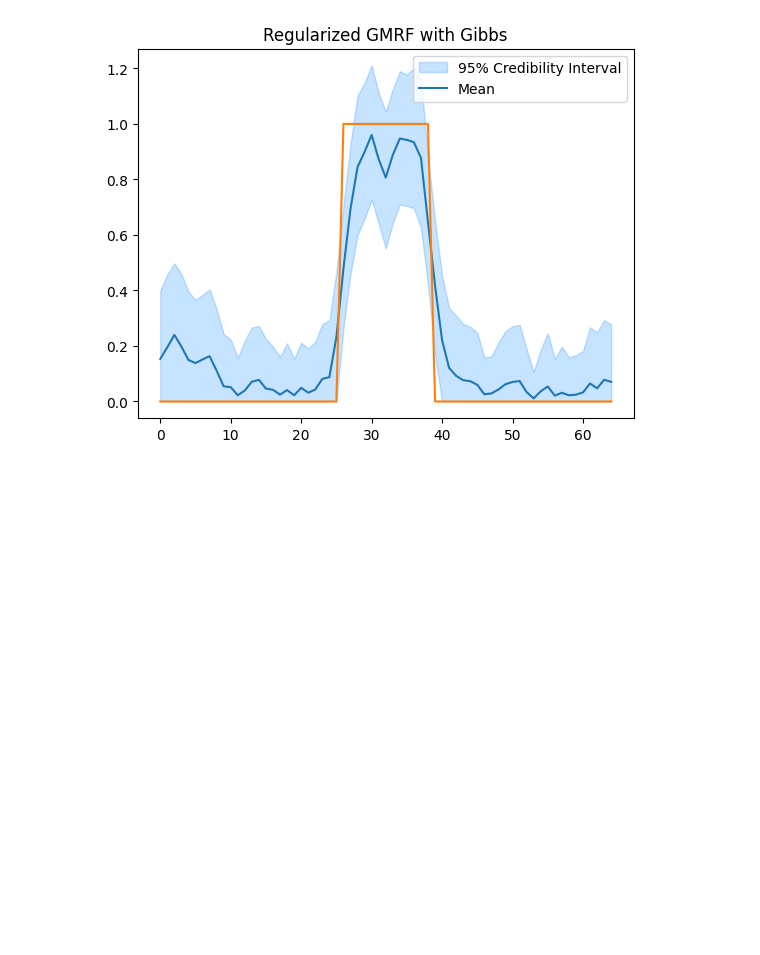
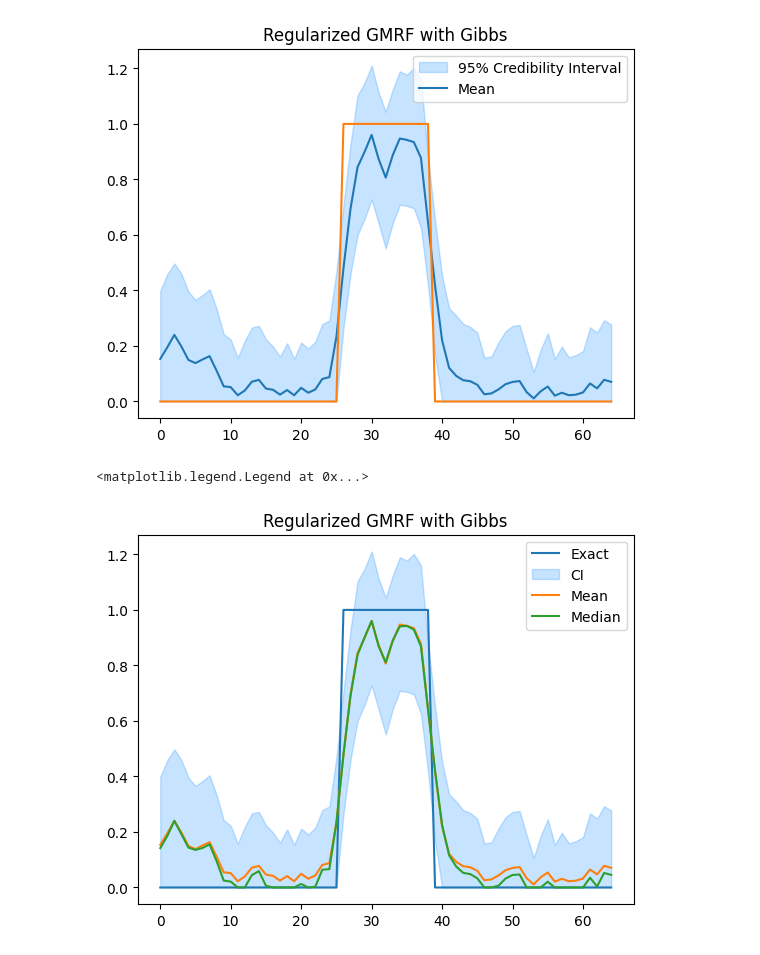
Before and after one commit to CUQI-DTU/Paper-Implicit, a Jupyter notebook: boundary_value_demo.ipynb, the cells around one changed output. Cells and saved outputs as stored; diff of their text form; code cells hidden in the pictures; blank space fills up the shorter version.

Commit message:
plot median as well

```diff
--- a/boundary_value_demo.ipynb
+++ b/boundary_value_demo.ipynb
@@ -181,3 +181,15 @@ Sample 1000 / 1000
 Text(0.5, 1.0, 'Regularized GMRF with Gibbs')
 [figure]
 [figure]
+# %%
+plt.figure()
+plt.plot(np.array(list(poisson.bc_left.get_boundary_values().values())))
+
+samples['x'].plot_ci()
+samples['x'].plot_median()
+
+plt.title("Regularized GMRF with Gibbs")
+plt.legend(['Exact', 'CI', 'Mean', 'Median'])
+# %% [output]
+<matplotlib.legend.Legend at 0x...>
+[figure, added]
```
